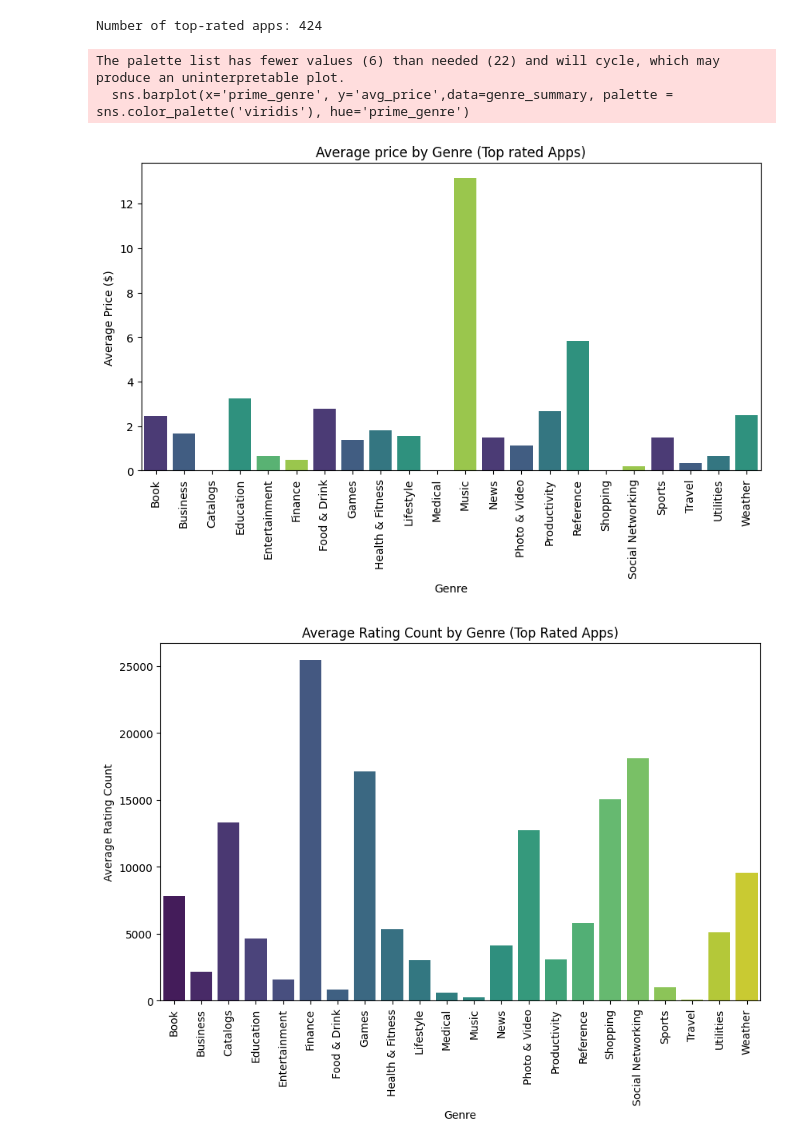
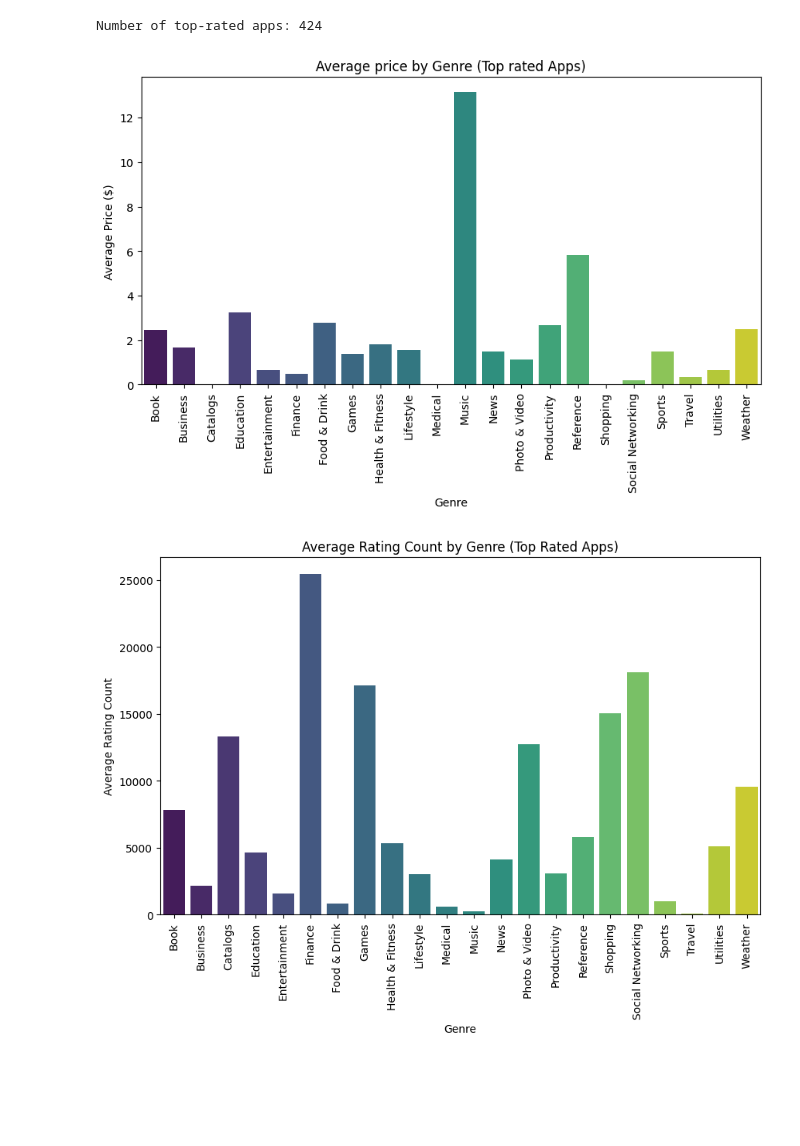
Before and after one commit to jeevithavijaykumar/Exploratory_data_analysis_using_pandas, a Jupyter notebook: AppleStore.ipynb, the cells around one changed output. Saved outputs shown, nothing was run; the diff lists cells and outputs as text; code cells hidden in the pictures; blank space fills up the shorter version.

```diff
--- a/AppleStore.ipynb
+++ b/AppleStore.ipynb
@@ -189,16 +175,14 @@ genre_summary = top_rated_apps.groupby('prime_genre').agg(no_of_apps= ('prime_ge
 # %%
 # Average Price by Genre
 plt.figure(figsize=(10,5))
-sns.barplot(x='prime_genre', y='avg_price',data=genre_summary, palette = sns.color_palette('viridis'), hue='prime_genre')
+sns.barplot(x='prime_genre', y='avg_price',data=genre_summary, palette = sns.color_palette('viridis',22), hue='prime_genre')
 plt.title('Average price by Genre (Top rated Apps)')
 plt.xlabel('Genre')
 plt.ylabel('Average Price ($)')
 plt.xticks(rotation=90)
 plt.show()
 # %% [output]
-The palette list has fewer values (6) than needed (22) and will cycle, which may produce an uninterpretable plot.
-  sns.barplot(x='prime_genre', y='avg_price',data=genre_summary, palette = sns.color_palette('viridis'), hue='prime_genre')
-[figure, old version]
+[figure, new version]
 # %%
 # Average Rating Count by Genre
 plt.figure(figsize=(10,6))
```
Also changed, not shown: parts of 9 cells of this notebook.
